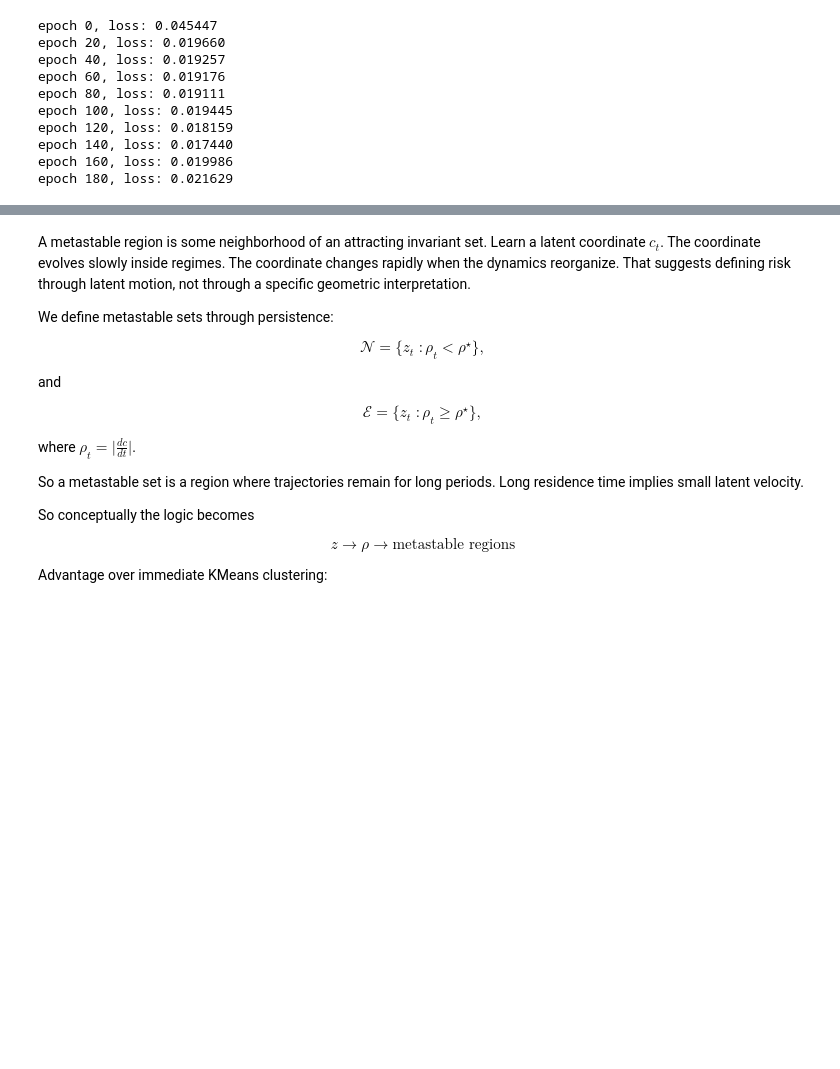
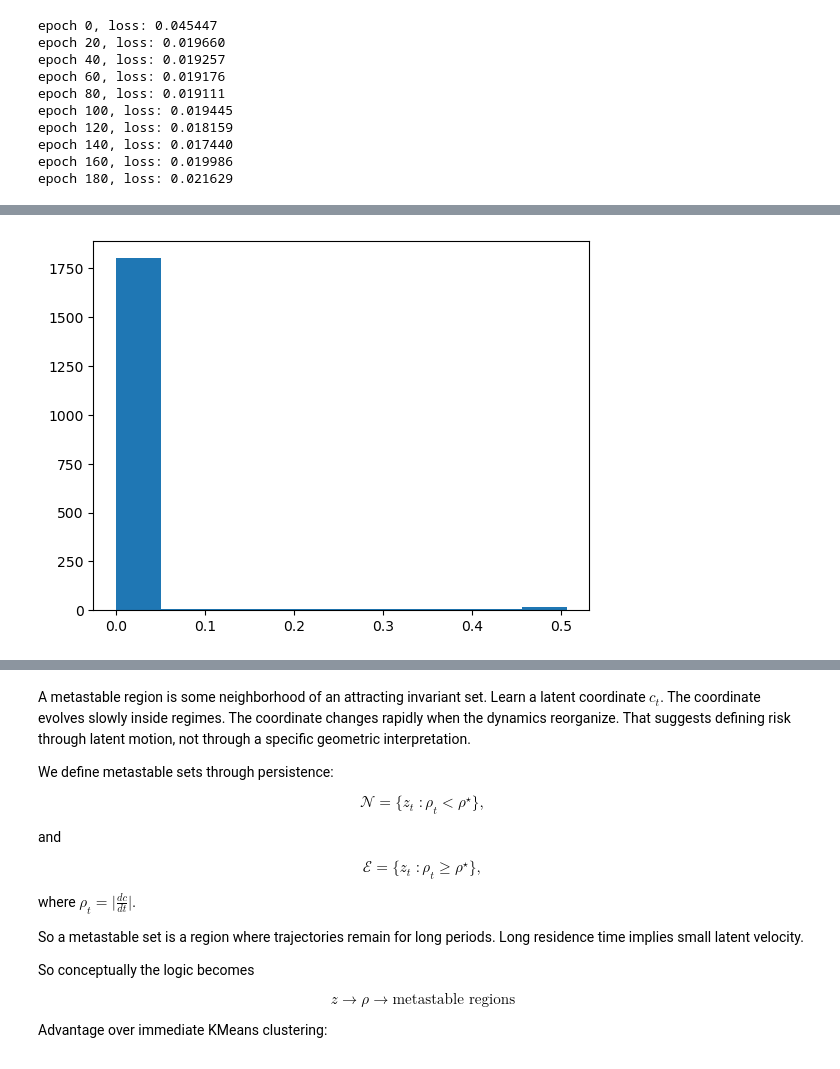
Before and after one commit to maalberg/kind, a Jupyter notebook: examples/regimes/cavity_fold/02_regime_discover.ipynb, the cells around one changed output, grey strips where cells are left out. Drawn from its saved outputs; the diff is of its cells as text; code cells hidden in the pictures; blank space fills up the shorter version.

```diff
--- a/examples/regimes/cavity_fold/02_regime_discover.ipynb
+++ b/examples/regimes/cavity_fold/02_regime_discover.ipynb
@@ -213,0 +355,13 @@ z_np = z.detach().cpu().numpy()
+# %%
+class_window_nsample = 16
+
+desc_dataset = descriptor_dataset(descs, window_nsample=class_window_nsample)
+desc_dataloader = torch.utils.data.DataLoader(
+    desc_dataset,
+    batch_size=256,
+    shuffle=False
+)
+
+desc_classifier = descriptor_classifier()
+desc_classifier.load_state_dict(torch.load(f'{model_dir}/classifier.pth'))
+desc_classifier.eval()
@@ -213,0 +379,22 @@ z_np = z.detach().cpu().numpy()
+# %%
+descs = [batch for batch in desc_dataloader]
+
+# --! convert tuples into tensors and reshape into trajectories
+descs = torch.cat(descs, dim=0)
+descs = descs.reshape(ntraj, -1, descs.shape[-1])
+
+jtraj = 7
+window = descs[jtraj]
+window = window / torch.std(window)
+classes = []
+for w in window:
+    o = desc_classifier(torch.unsqueeze(w, 0))
+    classes.append(o)
+classes = torch.stack(classes)
+classes = classes.detach().cpu().numpy()
+# %%
+plt.figure()
+plt.hist(descs[jtraj, :, 2])
+plt.show()
+# %% [output]
+[figure, added]
```
Also changed, not shown: parts of 13 cells of this notebook, 1 other file.
